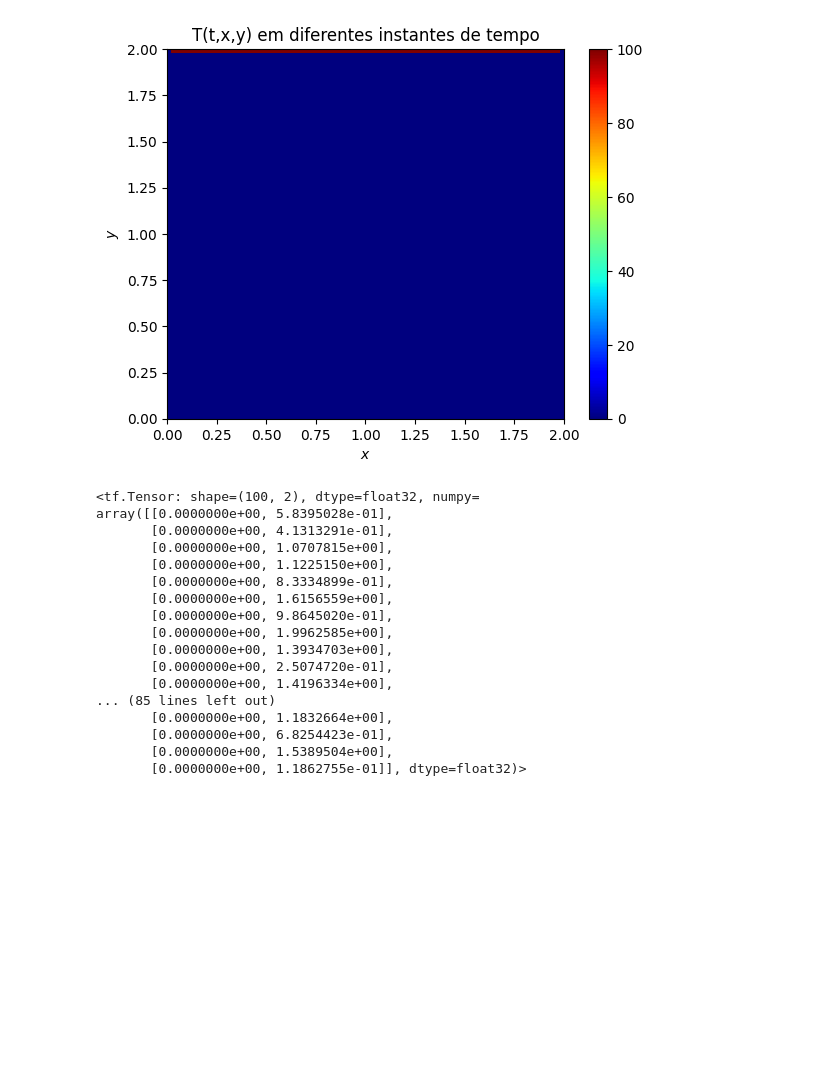
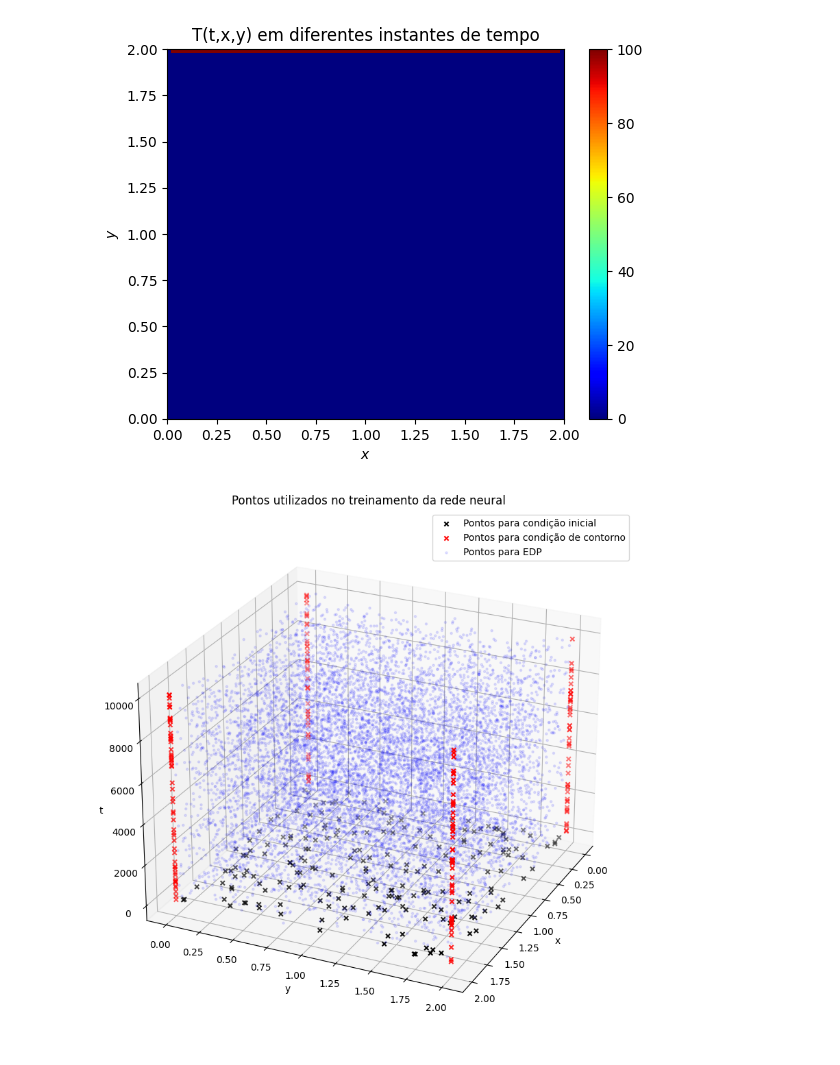
Before and after one commit to JoaoAlexandreFerreira/RNA, a Jupyter notebook: Untitled6.ipynb, the cells around one changed output. Saved outputs shown, nothing was run; the diff lists cells and outputs as text; code cells hidden in the pictures; blank space fills up the shorter version.

```diff
--- a/Untitled6.ipynb
+++ b/Untitled6.ipynb
@@ -148,12 +139,13 @@ keras.backend.set_floatx('float32')
 tf.random.set_seed(0)
 
 #Definindo os pontos X
-N_0 = 100 #100 pontos para condição inicial
-N_b = 100 #100 pontos para condição de contorno
+N_0 = 200 #100 pontos para condição inicial
+N_bx = 200 #100 pontos para condição de contorno em x
+N_by = 200 #100 pontos para a condição de contorno em y
 N_r = 10000 #Pontos para a edp
 
-#Pontos do domínio, dado pelo Maziar
-tmin = 0. ; tmax = 750.
+#Pontos do domínio
+tmin = 0. ; tmax = 10000.
 xmin = 0.; xmax = 2.
 ymin = 0.; ymax = 2.
 
@@ -162,24 +154,48 @@ lb = tf.constant([tmin, xmin, ymin]); ub = tf.constant([tmax, xmax, ymax])
 
 #Obtendo pontos para a condição inicial
 t0 = tf.zeros((N_0,1))*lb[0]
-x0 = tf.random.uniform((N_0,1), lb[1], ub[1]) #Colocando os valores de x0 em ordem aleatoria, indo de -1 a 1
-x0 = tf.concat([t0, x0], 1) #Criando uma matriz com os valores de tempo = 0 e de x0
-x0
+x0 = tf.random.uniform((N_0,1), lb[1], ub[1]) #Colocando os valores de x0 em ordem aleatoria, indo de 0 a 2
+y0 = tf.random.uniform((N_0, 1), lb[2], ub[2])
+espaco0 = tf.concat([t0, x0, y0], 1) #Criando uma matriz com os valores de tempo = 0 e de x0
+#Condição inicial
+u0 = tf.zeros([N_0,N_0], dtype='float32')
+
+#Repetindo o processo, mas para a condição de contorno
+tb = tf.random.uniform((N_by,1), lb[0], ub[0])
+xb = lb[1] + (ub[1] - lb[1]) * keras.backend.random_bernoulli((N_by,1), 0.5)
+yb = lb[2] + (ub[2] - lb[2]) * keras.backend.random_bernoulli((N_by,1), 0.5)
+espacob = tf.concat([tb, xb, yb], 1)
+
+#Valores na condição de contorno
+u_cont = np.zeros((int(tmax-tmin), N_bx, N_by))
+u_cont[:,(N_by-1):,:] = 100.0
+u_cont[:, :, :1] = 0.0
+u_cont[:, :1, 1:] = 0.0
+u_cont[:, :, (N_bx-1):] = 0.0
+u_cont = tf.convert_to_tensor(u_cont)
+
+#Repetindo o processo, mas agora é para obter os pontos da EDP
+tr = tf.random.uniform((N_r,1), lb[0], ub[0])
+xr = tf.random.uniform((N_r,1), lb[1], ub[1])
+yr = tf.random.uniform((N_r,1), lb[2], ub[2])
+espacor = tf.concat([tr, xr,yr], 1)
+
+#Fazendo uma lista, para uso posterior
+X_cond = [espaco0, espacob]
+u_cond = [u0, u_cont]
-# %% [output]
-<tf.Tensor: shape=(100, 2), dtype=float32, numpy=
-array([[0.0000000e+00, 5.8395028e-01],
-       [0.0000000e+00, 4.1313291e-01],
-       [0.0000000e+00, 1.0707815e+00],
-       [0.0000000e+00, 1.1225150e+00],
-       [0.0000000e+00, 8.3334899e-01],
-       [0.0000000e+00, 1.6156559e+00],
-       [0.0000000e+00, 9.8645020e-01],
-       [0.0000000e+00, 1.9962585e+00],
-       [0.0000000e+00, 1.3934703e+00],
-       [0.0000000e+00, 2.5074720e-01],
-       [0.0000000e+00, 1.4196334e+00],
-... (85 lines left out)
-       [0.0000000e+00, 1.1832664e+00],
-       [0.0000000e+00, 6.8254423e-01],
-       [0.0000000e+00, 1.5389504e+00],
-       [0.0000000e+00, 1.1862755e-01]], dtype=float32)>
+# %%
+# Plotar os pontos que serão utilizados
+fig = plt.figure(figsize=(10,12))
+ax = fig.add_subplot(111, projection='3d')
+ax.scatter(x0,y0,t0, c = 'black', marker ='x', label = 'Pontos para condição inicial')
+ax.scatter(xb,yb,tb, c = 'red', marker = 'x', label = 'Pontos para condição de contorno')
+ax.scatter(xr,yr,tr, c = 'blue', marker = '.', alpha = 0.1, label = 'Pontos para EDP')
+ax.view_init(25,25)
+ax.set_xlabel('x')
+ax.set_ylabel('y')
+ax.set_zlabel('t')
+ax.legend()
+ax.set_title('Pontos utilizados no treinamento da rede neural');
+plt.show()
+# %% [output]
+[figure, added]
```
Also changed, not shown: parts of 5 cells of this notebook.
